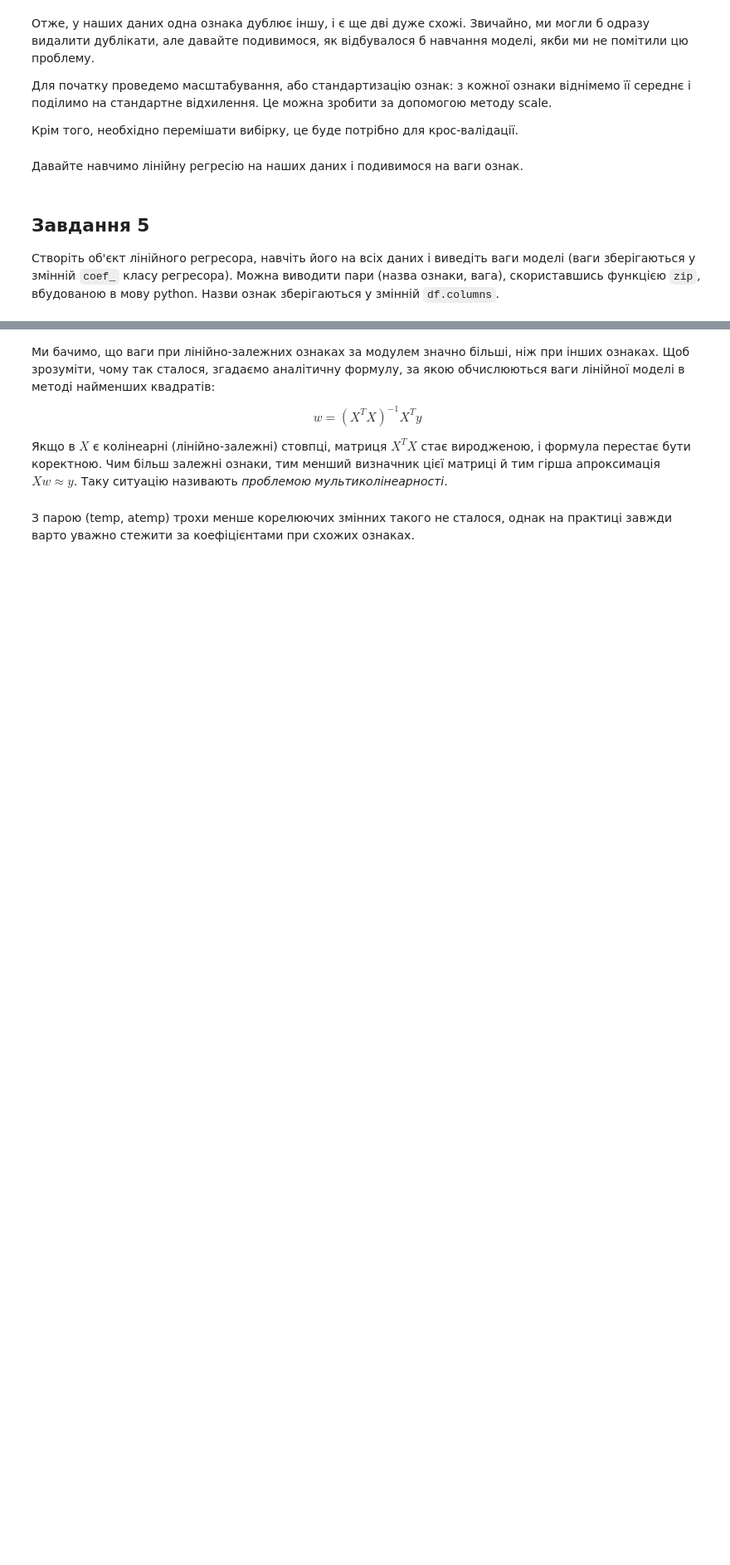
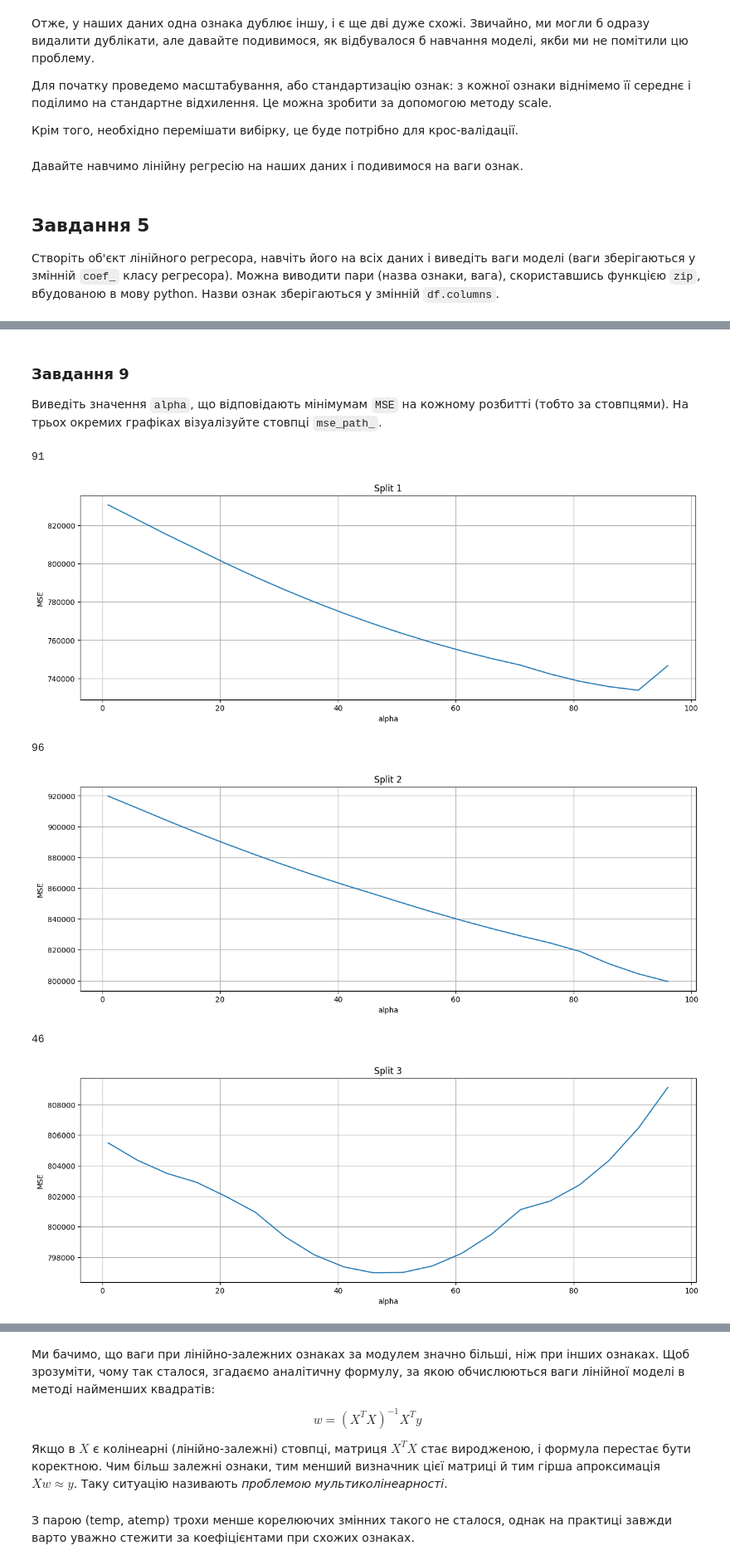
Before and after one commit to yevhen-moroz/goit-ds-hw-04-0-, a Jupyter notebook: HW_7/OverfittingHomeWork.ipynb, the cells around one changed output, grey strips where cells are left out. Shown at 83% size. Cells and saved outputs as stored; diff of their text form; code cells hidden in the pictures; blank space fills up the shorter version.

```diff
--- a/HW_7/OverfittingHomeWork.ipynb
+++ b/HW_7/OverfittingHomeWork.ipynb
@@ -189,0 +570,24 @@ list(zip(X.columns, regressor.coef_))
+# %% [markdown]
+### Завдання 9
+
+Виведіть значення `alpha`, що відповідають мінімумам `MSE` на кожному розбитті (тобто за стовпцями).
+На трьох окремих графіках візуалізуйте стовпці `mse_path_`.
+# %%
+for i in range(regressor.mse_path_.shape[1]):
+
+    best_alpha = alphas[np.argmin(regressor.mse_path_[:,i])]
+    print(best_alpha)
+
+    create_plot(
+        list(zip(alphas, regressor.mse_path_[:,i])),
+        f"Split {i+1}",
+        "alpha",
+        "MSE"
+    )
+# %% [output]
+91
+[figure, added]
+96
+[figure, added]
+46
+[figure, added]
```
Also changed, not shown: parts of 71 cells of this notebook.
